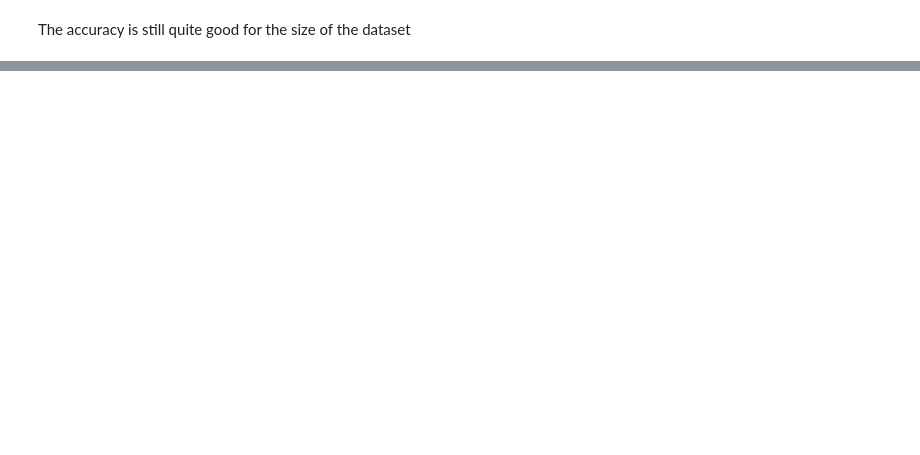
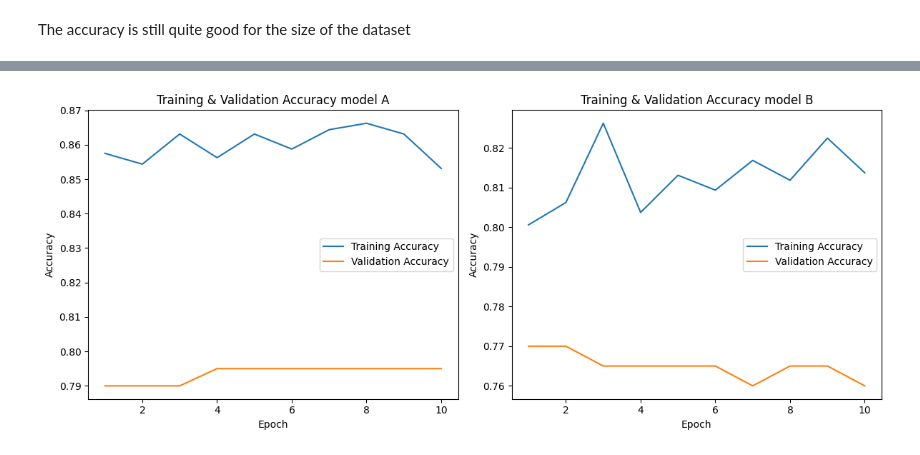
Before and after one commit to LaurenzPoll/Art-classifier, a Jupyter notebook: 04_modeling/04_modeling.ipynb, the cells around one changed output, grey strips where cells are left out. Saved outputs shown, nothing was run; the diff lists cells and outputs as text; code cells hidden in the pictures; blank space fills up the shorter version.

```diff
--- a/04_modeling/04_modeling.ipynb
+++ b/04_modeling/04_modeling.ipynb
@@ -377,0 +439,16 @@ Test accuracy: 0.790
+# %%
+for layer in base_model.layers[-N_FINE_TUNE_LAYERS:]:
+    if not isinstance(layer, keras.layers.BatchNormalization):
+        layer.trainable = True
+
+modelB.compile(
+    optimizer=keras.optimizers.Adam(learning_rate=1e-5),
+    loss=keras.losses.SparseCategoricalCrossentropy(),
+    metrics=['accuracy']
+)
+
+history_finetuneB = modelB.fit(
+    train_ds,
+    validation_data=validation_ds,
+    epochs=EPOCHS
+)
@@ -377,0 +476,26 @@ Test accuracy: 0.790
+# %%
+# Same amount of epochs for both models
+epochs = range(1, len(history.history['loss']) + 1)
+
+fig, axs = plt.subplots(1, 2, figsize=(12, 5))
+
+# Model A
+axs[0].plot(epochs, history_finetune.history['accuracy'], label='Training Accuracy')
+axs[0].plot(epochs, history_finetune.history['val_accuracy'], label='Validation Accuracy')
+axs[0].set_title('Training & Validation Accuracy model A')
+axs[0].set_xlabel('Epoch')
+axs[0].set_ylabel('Accuracy')
+axs[0].legend()
+
+# Model B
+axs[1].plot(epochs, history_finetuneB.history['accuracy'], label='Training Accuracy')
+axs[1].plot(epochs, history_finetuneB.history['val_accuracy'], label='Validation Accuracy')
+axs[1].set_title('Training & Validation Accuracy model B')
+axs[1].set_xlabel('Epoch')
+axs[1].set_ylabel('Accuracy')
+axs[1].legend()
+
+plt.tight_layout()
+plt.show()
+# %% [output]
+[figure, added]
```
Also changed, not shown: parts of 37 cells of this notebook, 1 other file.
